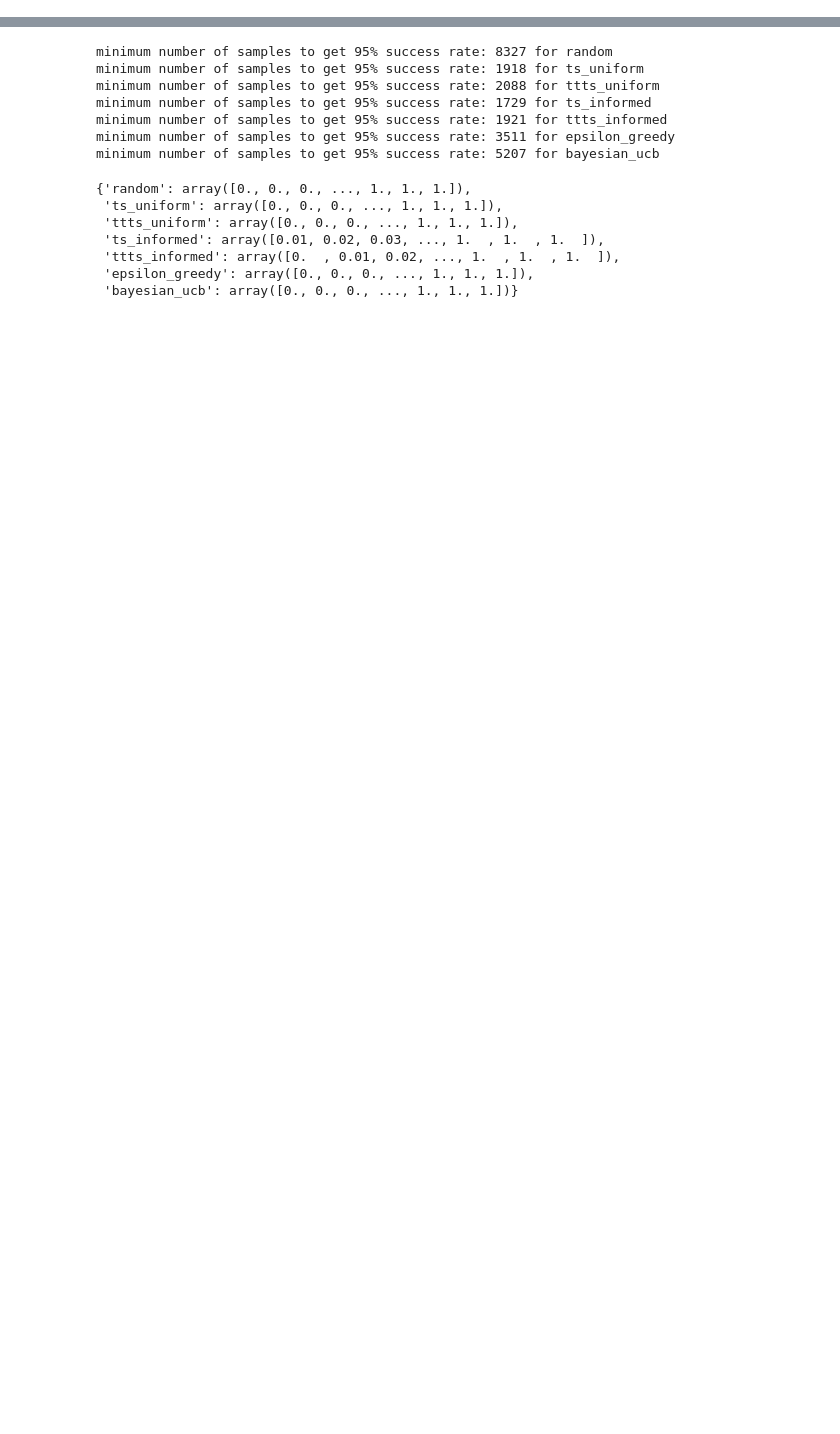
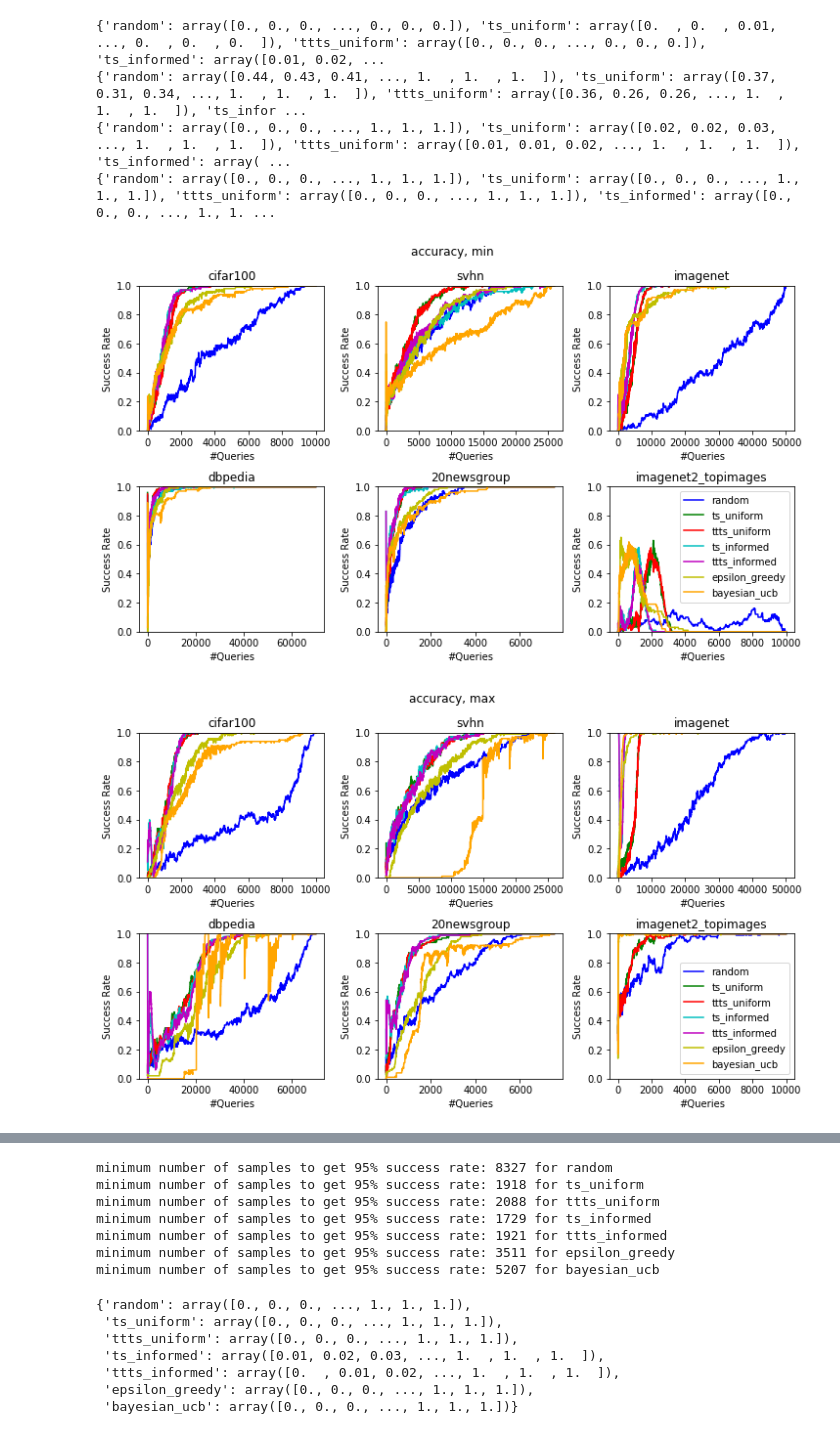
Before and after one commit to disiji/bayesian-blackbox, a Jupyter notebook: notebooks/active_learning_analysis.ipynb, the cells around one changed output, grey strips where cells are left out. Saved outputs shown, nothing was run; the diff lists cells and outputs as text; code cells hidden in the pictures; blank space fills up the shorter version.

Commit message:
generate active learning results with outputs_from_datalab

```diff
--- a/notebooks/active_learning_analysis.ipynb
+++ b/notebooks/active_learning_analysis.ipynb
@@ -16,12 +16,13 @@ FONT_SIZE = 8
 DATAPATH = '../output_from_datalab/active_learning'
 FIGPATH = '../test'
 NUM_RUNS = 100
-DATASET_LIST = ['imagenet', 'dbpedia', 'cifar100', '20newsgroup', 'svhn', 'imagenet2_topimages']
+DATASET_LIST = ['cifar100', 'svhn', 'imagenet', 'dbpedia', '20newsgroup', 'imagenet2_topimages']
+# DATASET_LIST = ['20newsgroup']
 METHOD_LIST = ['random', 'ts_uniform', 'ttts_uniform', 'ts_informed', 'ttts_informed', 'epsilon_greedy', 'bayesian_ucb']
 
 def get_success_rate(metric, dataset, mode, method):
     pickle_filename = "%s/%s_%s_%s_%s_runs_%d.pkl" % (DATAPATH, dataset, metric, mode, method, NUM_RUNS)
     return pickle.load(open(pickle_filename, "rb"))
 
-def get_figure_name(metric, dataset, mode):
-    return "%s/%s_%s_%s_runs_%d.pdf" % (FIGPATH, dataset, metric, mode, NUM_RUNS)
+def get_figure_name(metric, mode):
+    return "%s/%s_%s_runs_%d.pdf" % (FIGPATH, metric, mode, NUM_RUNS)
@@ -40,11 +28,0 @@ def plot(success_rate_dict, figname):
-# %%
-for metric in ['accuracy', 'calibration_bias']:
-    for mode in ['min', 'max']:
-        for dataset in DATASET_LIST:
-            # load results
-            success_rate_dict = {}
-            for method in METHOD_LIST:
-                success_rate_dict[method] = get_success_rate(metric, dataset, mode, method)
-            # plot
-            figname = get_figure_name(metric, dataset, mode)
-            plot(success_rate_dict, figname)
@@ -64,0 +29,31 @@ for metric in ['accuracy', 'calibration_bias']:
+# %%
+COLOR_LIST = ['b', 'g', 'r', 'c', 'm', 'y', 'orange']
+
+for metric in ['accuracy', 'calibration_bias']:
+    for mode in ['min', 'max']:
+        fig, ax = plt.subplots(2, 3, figsize=(10, 6), constrained_layout=True)
+        for idx, dataset in enumerate(DATASET_LIST):
+            # load results
+            success_rate_dict = {}
+            for method_idx, method_name in enumerate(METHOD_LIST):
+                success_rate_dict[method_name] = get_success_rate(metric, dataset, mode, method_name)
+                ax[idx//3, idx% 3].plot(success_rate_dict[method_name],
+                                        label=method_name,
+                                        color=COLOR_LIST[method_idx])
+                if idx == 5:
+                    ax[idx//3, idx% 3].legend()
+            ax[idx//3, idx% 3].set_xlabel('#Queries')
+            ax[idx//3, idx% 3].set_ylabel('Success Rate')
+            ax[idx//3, idx% 3].set_ylim(0.0, 1.0)
+            ax[idx//3, idx% 3].set_title('%s' % dataset)
+        print(success_rate_dict)
+        plt.suptitle("%s, %s" % (metric, mode))
+        figname = get_figure_name(metric, mode)
+        plt.savefig(figname)
+# %% [output]
+{'random': array([0., 0., 0., ..., 0., 0., 0.]), 'ts_uniform': array([0.  , 0.  , 0.01, ..., 0.  , 0.  , 0.  ]), 'ttts_uniform': array([0., 0., 0., ..., 0., 0., 0.]), 'ts_informed': array([0.01, 0.02, ...
+{'random': array([0.44, 0.43, 0.41, ..., 1.  , 1.  , 1.  ]), 'ts_uniform': array([0.37, 0.31, 0.34, ..., 1.  , 1.  , 1.  ]), 'ttts_uniform': array([0.36, 0.26, 0.26, ..., 1.  , 1.  , 1.  ]), 'ts_infor ...
+{'random': array([0., 0., 0., ..., 1., 1., 1.]), 'ts_uniform': array([0.02, 0.02, 0.03, ..., 1.  , 1.  , 1.  ]), 'ttts_uniform': array([0.01, 0.01, 0.02, ..., 1.  , 1.  , 1.  ]), 'ts_informed': array( ...
+{'random': array([0., 0., 0., ..., 1., 1., 1.]), 'ts_uniform': array([0., 0., 0., ..., 1., 1., 1.]), 'ttts_uniform': array([0., 0., 0., ..., 1., 1., 1.]), 'ts_informed': array([0., 0., 0., ..., 1., 1. ...
+[figure, added]
+[figure, added]
```
Also changed, not shown: parts of 3 cells of this notebook.
